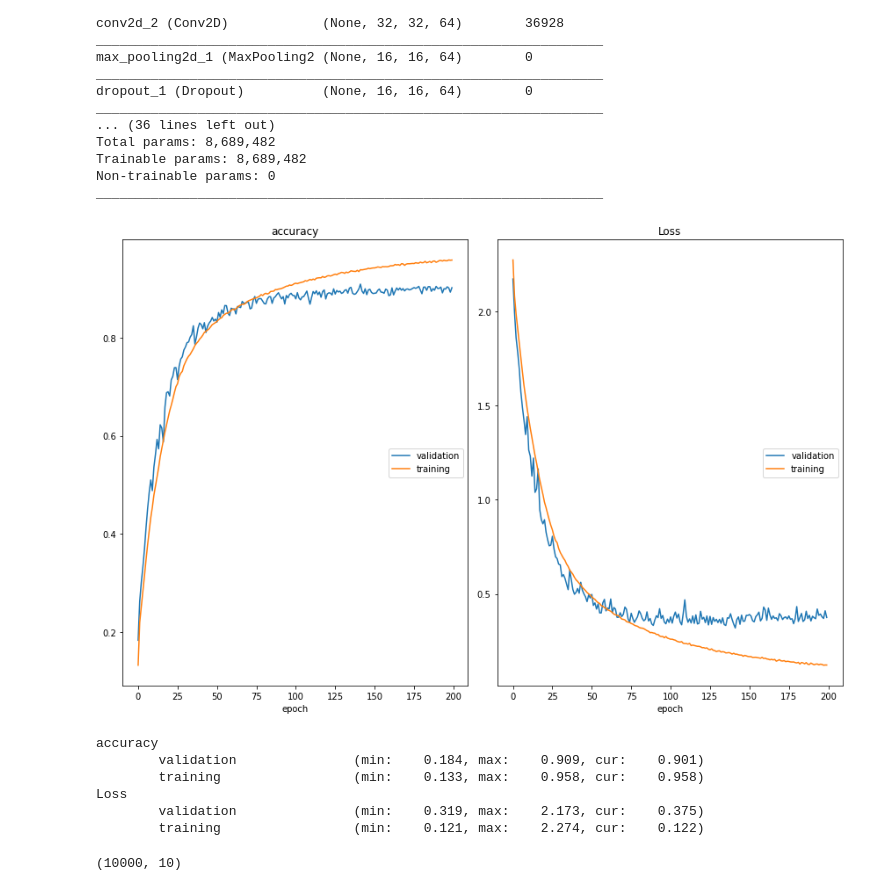
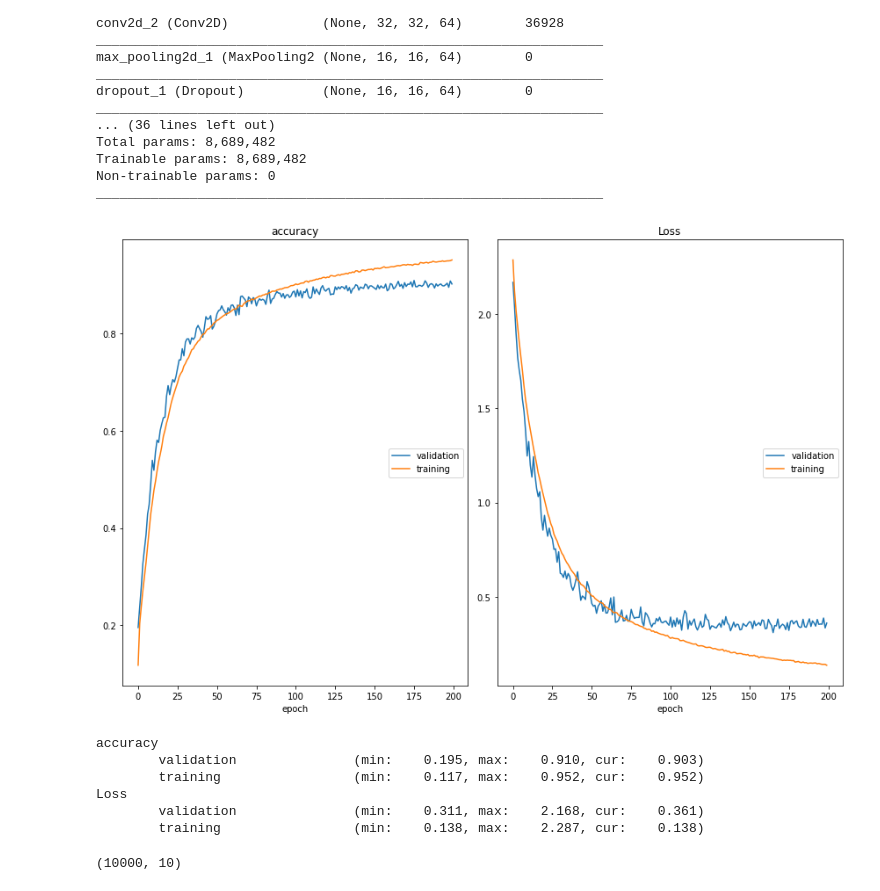
Before and after one commit to hurueilin/PR_HW5, a Jupyter notebook: 309553024_HW5.ipynb, the cells around one changed output. Saved outputs shown, nothing was run; the diff lists cells and outputs as text; code cells hidden in the pictures.

Commit message:
epochs=200, acc=0.9026 (increasing Dropout) it seem not overfitting yet, can try increase epochs

```diff
--- a/309553024_HW5.ipynb
+++ b/309553024_HW5.ipynb
@@ -157,24 +158,24 @@ model = Sequential()
 model.add(Conv2D(64, (3, 3), input_shape=x_train.shape[1:], activation='relu', padding='same'))
 model.add(Conv2D(64, (3, 3), activation='relu', padding='same'))
 model.add(MaxPooling2D(pool_size=(2, 2)))
-model.add(Dropout(0.25))
+model.add(Dropout(0.2))
 
 model.add(Conv2D(128, (3, 3), activation='relu', padding='same'))
 model.add(Conv2D(128, (3, 3), activation='relu', padding='same'))
 model.add(MaxPooling2D(pool_size=(2, 2)))
-model.add(Dropout(0.25))
+model.add(Dropout(0.3))
 
 model.add(Conv2D(256, (3, 3), activation='relu', padding='same'))
 model.add(Conv2D(256, (3, 3), activation='relu', padding='same'))
 model.add(Conv2D(256, (3, 3), activation='relu', padding='same'))
 model.add(MaxPooling2D(pool_size=(2, 2)))
-model.add(Dropout(0.25))
+model.add(Dropout(0.4))
 
 model.add(Conv2D(512, (3, 3), activation='relu', padding='same'))
 model.add(Conv2D(512, (3, 3), activation='relu', padding='same'))
 model.add(Conv2D(512, (3, 3), activation='relu', padding='same'))
 model.add(MaxPooling2D(pool_size=(2, 2)))
-model.add(Dropout(0.25))
+model.add(Dropout(0.5))
 
 
 model.add(Flatten())
@@ -216,41 +220,41 @@ data_augmentation = True
 if not data_augmentation:
     # Fit the data into model
     model.fit(x_train, y_train,
             batch_size=batch_size,
             epochs=epochs,
             validation_data=(x_test, y_test),
             shuffle=True)
 else:
     print('Apply data augmentation...')
     # This will do preprocessing and realtime data augmentation:
     datagen = ImageDataGenerator(
         rescale=0.9,
-        rotation_range=3,
+        rotation_range=2,
         width_shift_range=0.2,
         height_shift_range=0.2,
         shear_range=0.2,
         zoom_range=0.2,
         horizontal_flip=True)
 
     # Compute quantities required for feature-wise normalization
     # (std, mean, and principal components if ZCA whitening is applied).
     datagen.fit(x_train)
 
     # Fit the model on the batches generated by datagen.flow().
     model.fit_generator(datagen.flow(x_train, y_train,
                                      batch_size=batch_size),
                         epochs=epochs,
                         validation_data=(x_test, y_test),
                         workers=4,
                         callbacks=[PlotLossesKeras()])
 # %% [output]
-[figure, old version]
+[figure, new version]
 accuracy
-        validation               (min:    0.184, max:    0.909, cur:    0.901)
-        training                 (min:    0.133, max:    0.958, cur:    0.958)
+        validation               (min:    0.195, max:    0.910, cur:    0.903)
+        training                 (min:    0.117, max:    0.952, cur:    0.952)
 Loss
-        validation               (min:    0.319, max:    2.173, cur:    0.375)
-        training                 (min:    0.121, max:    2.274, cur:    0.122)
+        validation               (min:    0.311, max:    2.168, cur:    0.361)
+        training                 (min:    0.138, max:    2.287, cur:    0.138)
 # %%
 y_pred = model.predict(x_test)
 print(y_pred.shape) # 10000 samples, each sample with probaility of 10 classes
```
Also changed, not shown: parts of 4 cells of this notebook.
